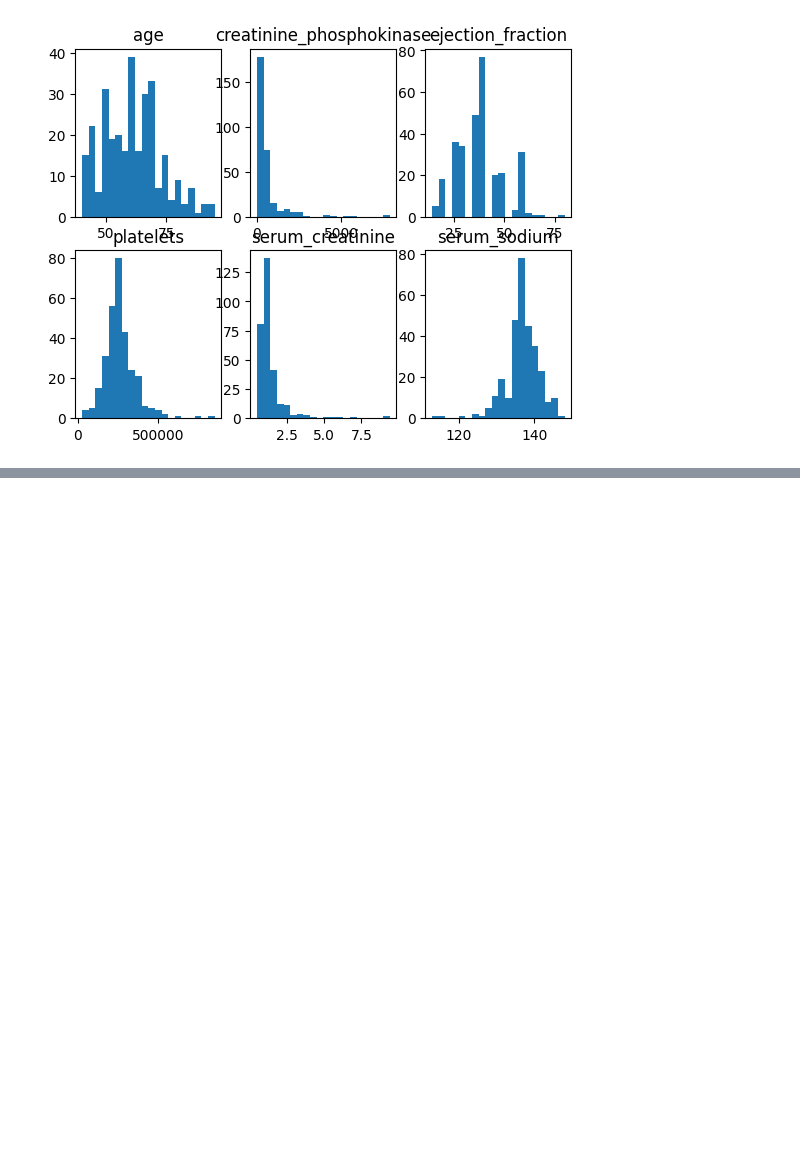
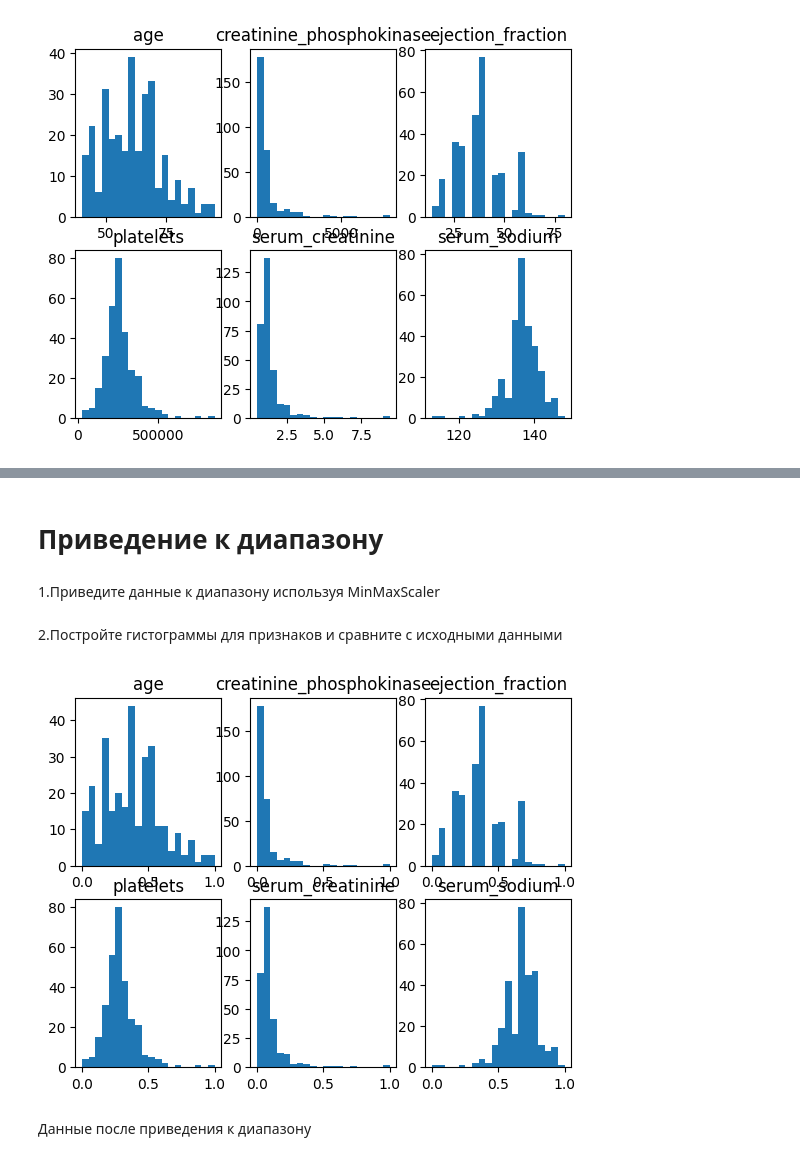
Before and after one commit to AlekseyS17/Labs, a Jupyter notebook: Lab1_Safrygin.ipynb, the cells around one changed output, grey strips where cells are left out. Cells and saved outputs as stored; diff of their text form; code cells hidden in the pictures; blank space fills up the shorter version.

```diff
--- a/Lab1_Safrygin.ipynb
+++ b/Lab1_Safrygin.ipynb
@@ -49,0 +329,31 @@ plt.show()
+# %% [markdown]
+# Приведение к диапазону
+# %% [markdown]
+1.Приведите данные к диапазону используя MinMaxScaler
+# %%
+min_max_scaler = preprocessing.MinMaxScaler().fit(data)
+data_min_max_scaled = min_max_scaler.transform(data)
+# %% [markdown]
+2.Постройте гистограммы для признаков и сравните с исходными данными
+# %%
+fig, axs = plt.subplots(2,3)
+axs[0, 0].hist(data_min_max_scaled[:,0], bins = n_bins)
+axs[0, 0].set_title('age')
+axs[0, 1].hist(data_min_max_scaled[:,1], bins = n_bins)
+axs[0, 1].set_title('creatinine_phosphokinase')
+axs[0, 2].hist(data_min_max_scaled[:,2], bins = n_bins)
+axs[0, 2].set_title('ejection_fraction')
+axs[1, 0].hist(data_min_max_scaled[:,3], bins = n_bins)
+axs[1, 0].set_title('platelets')
+axs[1, 1].hist(data_min_max_scaled[:,4], bins = n_bins)
+axs[1, 1].set_title('serum_creatinine')
+axs[1, 2].hist(data_min_max_scaled[:,5], bins = n_bins)
+axs[1, 2].set_title('serum_sodium')
+plt.show()
+
+columns = ['age', 'creatinine_phosphokinase', 'ejection_fraction', 'platelets', 'serum_creatinine', 'serum_sodium']
+data_min_max_df = pd.DataFrame(data_min_max_scaled, columns=columns)
+# %% [output]
+[figure, added]
+# %% [markdown]
+Данные после приведения к диапазону
```
Also changed, not shown: parts of 93 cells of this notebook.
